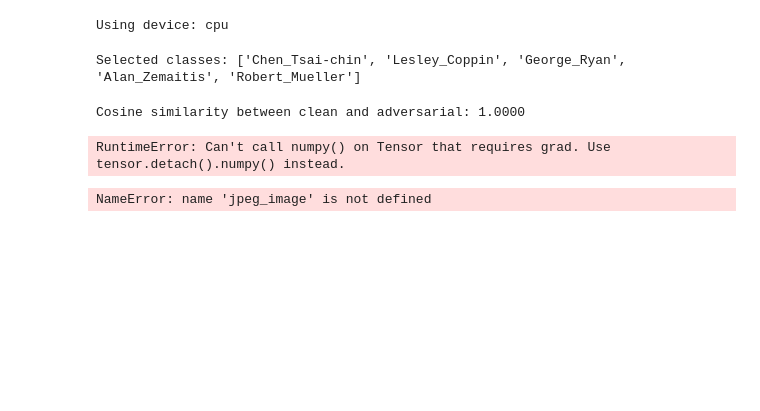
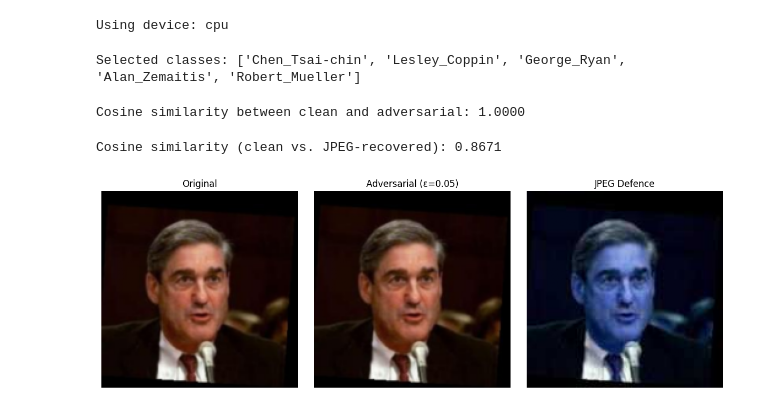
Before and after one commit to stoodlesz/msc-biometric-security1, a Jupyter notebook: Notebooks/MainProject_Baseline.ipynb, the cells around one changed output. Saved outputs shown, nothing was run; the diff lists cells and outputs as text; code cells hidden in the pictures; blank space fills up the shorter version.

```diff
--- a/Notebooks/MainProject_Baseline.ipynb
+++ b/Notebooks/MainProject_Baseline.ipynb
@@ -91,13 +91,14 @@ print(f"Cosine similarity between clean and adversarial: {sim:.4f}")
 # %% [output]
 Cosine similarity between clean and adversarial: 1.0000
 # %%
-# Step 4: Defence via JPEG Compression
 
+# Step 4: Defence via JPEG Compression (Fixed)
 import cv2
 from PIL import Image
 
 def jpeg_defence(img_tensor, quality=50):
-    img_np = img_tensor.squeeze().permute(1, 2, 0).cpu().numpy()
+    # Detach from computation graph
+    img_np = img_tensor.detach().squeeze().permute(1, 2, 0).cpu().numpy()
     img_np = (img_np * 255).astype(np.uint8)
 
     # Save to JPEG in memory
@@ -116,22 +117,21 @@ embedding_jpeg = model(jpeg_image)
 sim_defended = cos(embedding_orig, embedding_jpeg).item()
 print(f"Cosine similarity (clean vs. JPEG-recovered): {sim_defended:.4f}")
 # %% [output]
-RuntimeError: Can't call numpy() on Tensor that requires grad. Use tensor.detach().numpy() instead.
+Cosine similarity (clean vs. JPEG-recovered): 0.8671
 # %%
-# Step 5: Visualise
-
+# Step 5: Visualise Images
 def show_images(images, titles):
     fig, axes = plt.subplots(1, len(images), figsize=(12, 4))
     for ax, img, title in zip(axes, images, titles):
-        ax.imshow(img.squeeze().permute(1, 2, 0).cpu())
+        ax.imshow(img.detach().squeeze().permute(1, 2, 0).cpu())
         ax.set_title(title)
         ax.axis('off')
     plt.tight_layout()
     plt.show()
 
 show_images(
     [image, perturbed_image, jpeg_image],
     ['Original', f'Adversarial (ε={epsilon})', 'JPEG Defence']
 )
 # %% [output]
-NameError: name 'jpeg_image' is not defined
+[figure, added]
```
Also changed, not shown: 1 other file.
